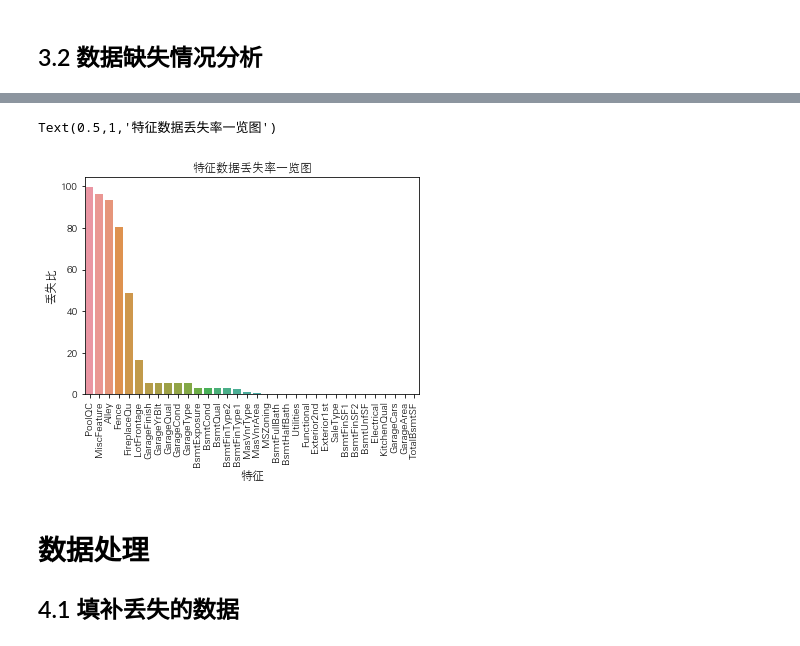
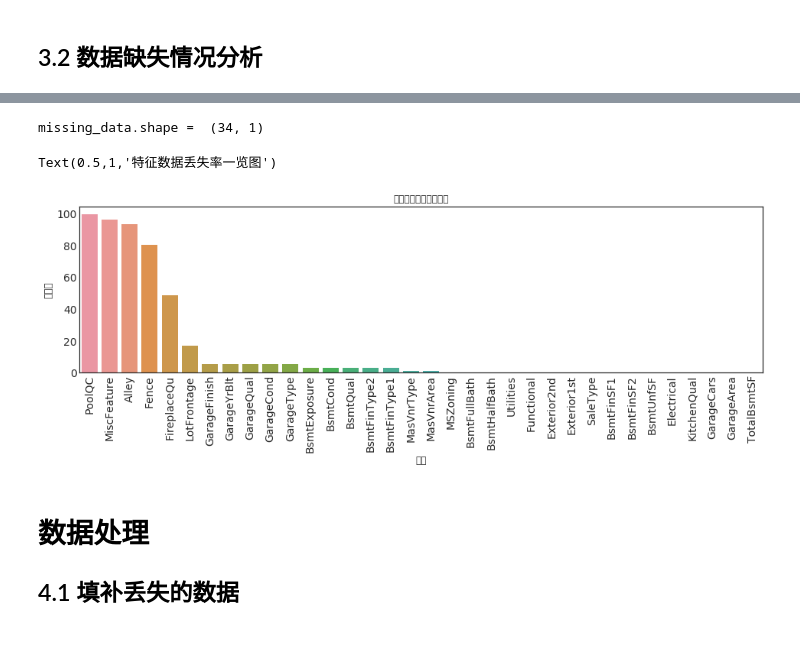
Before and after one commit to wgzhao/machine_learning, a Jupyter notebook: kaggle_house_prices/kaggle_houseprice.ipynb, the cells around one changed output, grey strips where cells are left out. Cells and saved outputs as stored; diff of their text form; code cells hidden in the pictures.

```diff
--- a/kaggle_house_prices/kaggle_houseprice.ipynb
+++ b/kaggle_house_prices/kaggle_houseprice.ipynb
@@ -13,18 +13,16 @@ warnings.filterwarnings('ignore')
 # display Chinese characters
 rcParams['font.family'] = "FZXiHei I-Z08S"
 rcParams['font.size'] = '14'
+rcParams['figure.figsize'] = 16,4
+sns.set_style('white')
 # %% [markdown]
 # 2. 数据获取
 # %%
-df = pd.read_csv('./data/train.csv', index_col=['Id'])
+df_train = pd.read_csv('./data/train.csv', index_col=['Id'])
 df_test = pd.read_csv('./data/test.csv', index_col=['Id'])
-y = df.SalePrice
-df_train = df.drop(labels=["SalePrice"], axis=1)
-df_train['train_set']=True
-df_test['train_set']=False
-df = pd.concat([df_train, df_test])
-del df_train
-del df_test
+y = df_train.SalePrice
+df_test['SalePrice'] = 0.0
+df = df_train.append(df_test)
 # %% [markdown]
 # 3. 数据概览
 ## 3.1 数据整体情况
@@ -57,13 +55,13 @@ df.head(10)
 # %% [markdown]
 ## 3.2 数据缺失情况分析
 # %%
-def get_missing():
-    data_df_na = df.isnull().mean(axis=0)
+def get_missing(data):
+    data_df_na = data.isnull().mean(axis=0)
     data_df_na = data_df_na.drop(data_df_na[data_df_na == 0].index).sort_values(ascending=False)
     missing_data = pd.DataFrame({'missing_rate': data_df_na})
     print('missing_data.shape = ', missing_data.shape)
     return missing_data
-missing_data = get_missing()
-missing_data
+
+print(get_missing(df))
 # %% [output]
 missing_data.shape =  (34, 1)
@@ -87,14 +84,16 @@ missing_data.shape =  (34, 1)
 # %%
 # 丢失可视化展现
+missing_data = get_missing(df)
 sns.barplot(x = missing_data.index, y = 100 *missing_data.missing_rate )
 plt.xticks(rotation=90)
 plt.rcParams['figure.figsize'] = (18,4)
 plt.xlabel('特征', fontsize=12)
 plt.ylabel('丢失比', fontsize=12)
 plt.title('特征数据丢失率一览图', fontsize=12)
 # %% [output]
-Text(0.5,1,'特征数据丢失率一览图')
+missing_data.shape =  (34, 1)
+Text(0.5,1,'特征数据丢失率一览图')
-[figure, old version]
+[figure, new version]
 # %% [markdown]
 # 数据处理
 ## 4.1 填补丢失的数据
```
Also changed, not shown: parts of 18 cells of this notebook, 11 other files.
